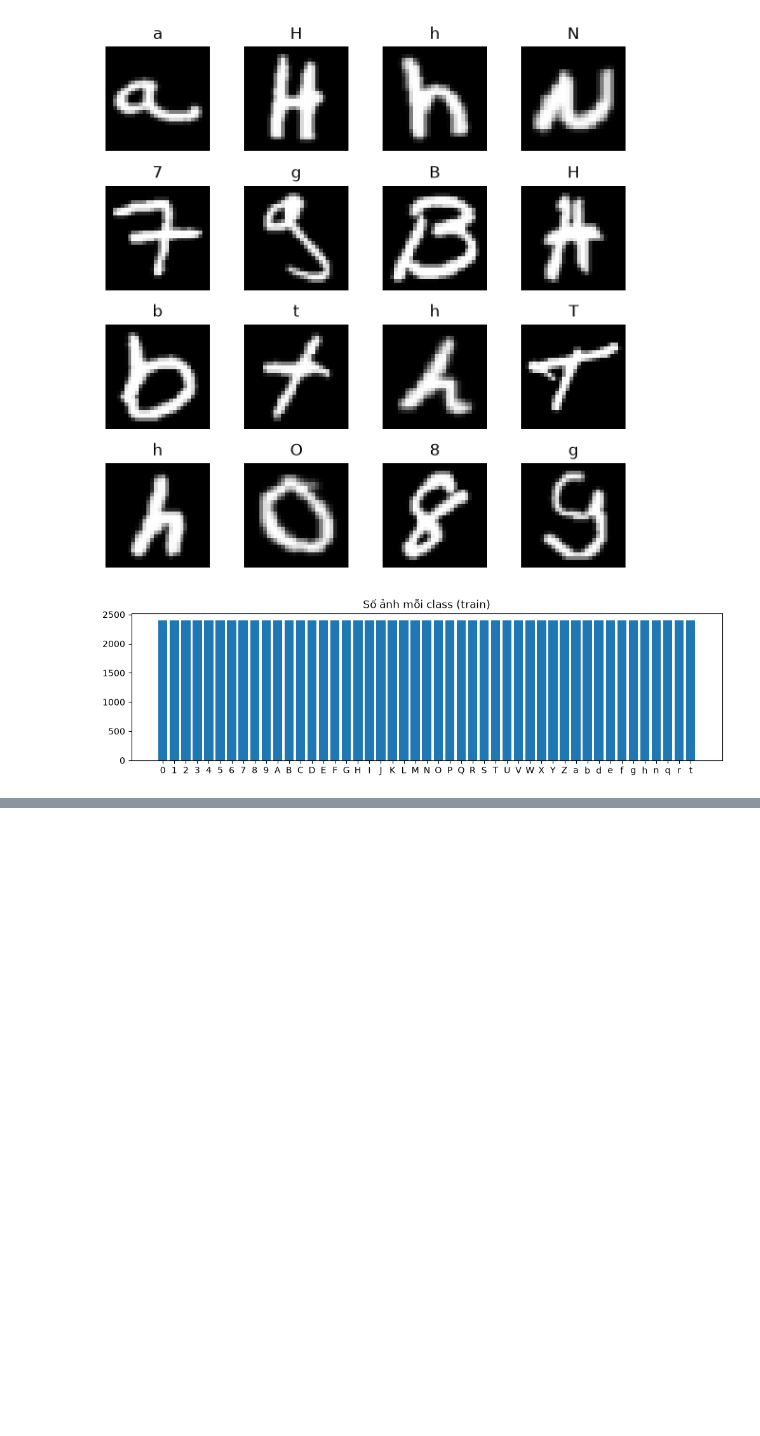
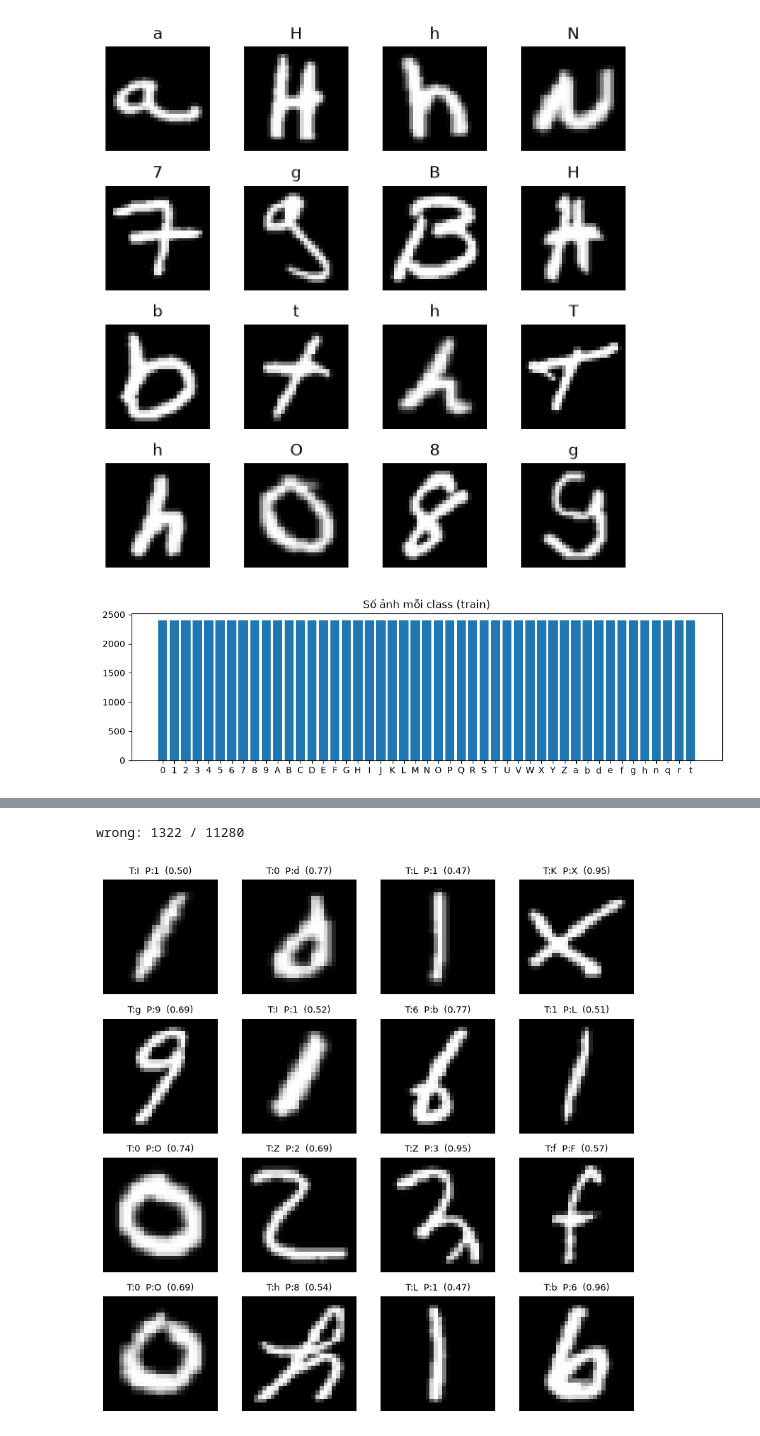
Before and after one commit to trungsyd2409/dl_gplyph_net, a Jupyter notebook: notebooks/01_glyphnet.ipynb, the cells around one changed output, grey strips where cells are left out. Saved outputs shown, nothing was run; the diff lists cells and outputs as text; code cells hidden in the pictures; blank space fills up the shorter version.

```diff
--- a/notebooks/01_glyphnet.ipynb
+++ b/notebooks/01_glyphnet.ipynb
@@ -64,0 +394,14 @@ plt.show()
+# %%
+wrong = np.where(pv_cnn != yv)[0]
+print(f"wrong: {len(wrong)} / {len(yv)}")
+
+fig, axes = plt.subplots(4, 4, figsize=(8, 8))
+for ax, i in zip(axes.flat, np.random.choice(wrong, 16, replace=False)):
+    img, _ = val_set[i]
+    ax.imshow(img.squeeze(), cmap="gray")
+    ax.set_title(f"T:{classes[yv[i]]}  P:{classes[pv_cnn[i]]}  ({cv_cnn[i]:.2f})", fontsize=9)
+    ax.axis("off")
+plt.tight_layout(); plt.show()
+# %% [output]
+wrong: 1322 / 11280
+[figure, added]
```
Also changed, not shown: parts of 19 cells of this notebook.
